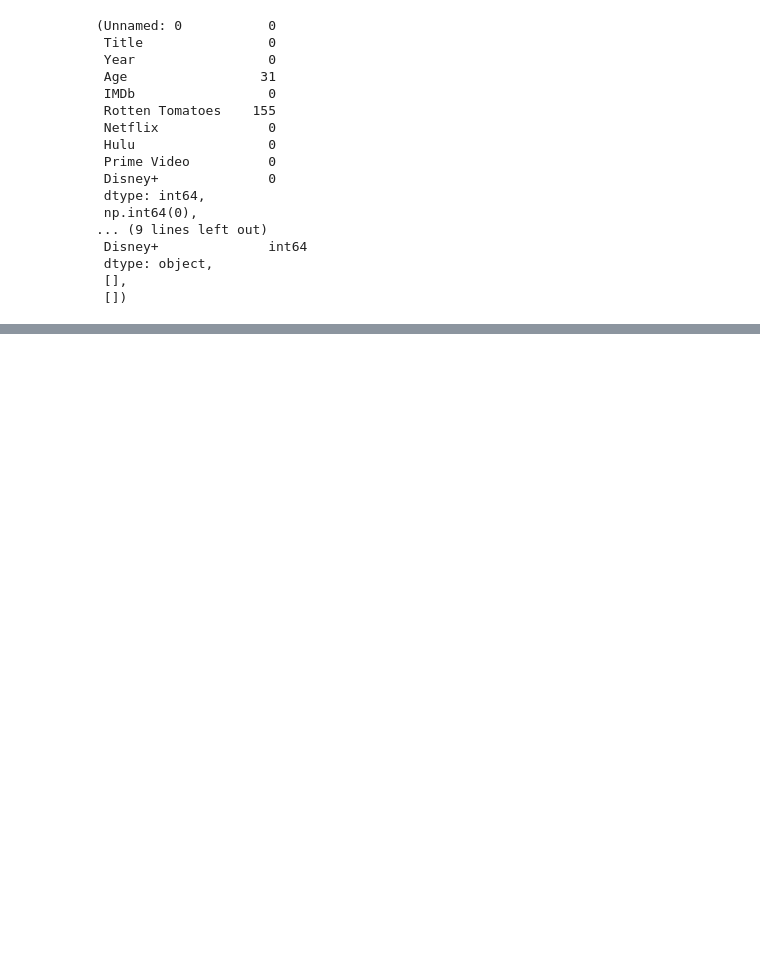
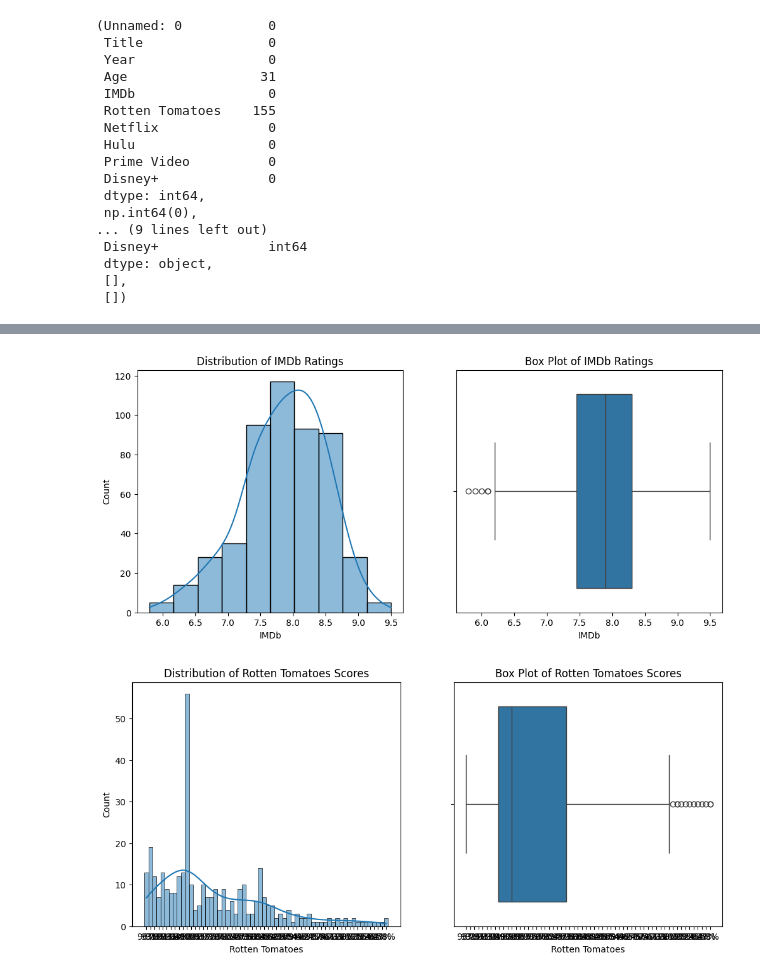
Before and after one commit to AbhishekTopG/datathon, a Jupyter notebook: mcse.ipynb, the cells around one changed output, grey strips where cells are left out. Saved outputs shown, nothing was run; the diff lists cells and outputs as text; code cells hidden in the pictures; blank space fills up the shorter version.

```diff
--- a/mcse.ipynb
+++ b/mcse.ipynb
@@ -82,0 +99,25 @@ Rows with duplicates: []
+# %%
+plt.figure(figsize=(12, 5))
+plt.subplot(1, 2, 1)
+sns.histplot(df['IMDb'], bins=10, kde=True)
+plt.title('Distribution of IMDb Ratings')
+
+plt.subplot(1, 2, 2)
+sns.boxplot(x=df['IMDb'])
+plt.title('Box Plot of IMDb Ratings')
+
+plt.show()
+
+plt.figure(figsize=(12, 5))
+plt.subplot(1, 2, 1)
+sns.histplot(df['Rotten Tomatoes'], bins=10, kde=True)
+plt.title('Distribution of Rotten Tomatoes Scores')
+
+plt.subplot(1, 2, 2)
+sns.boxplot(x=df['Rotten Tomatoes'])
+plt.title('Box Plot of Rotten Tomatoes Scores')
+
+plt.show()
+# %% [output]
+[figure, added]
+[figure, added]
```
Also changed, not shown: parts of 2 cells of this notebook.
